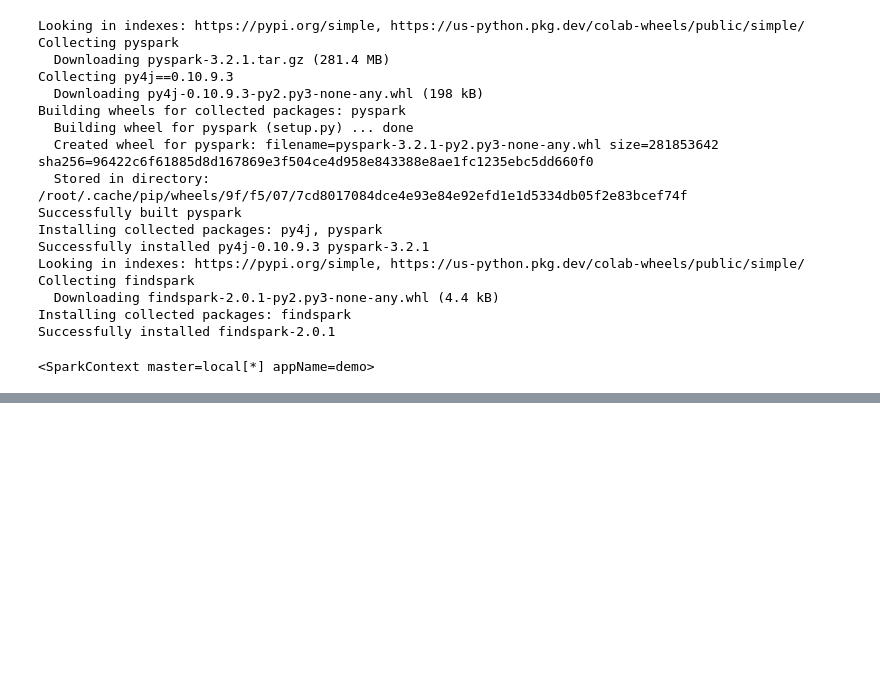
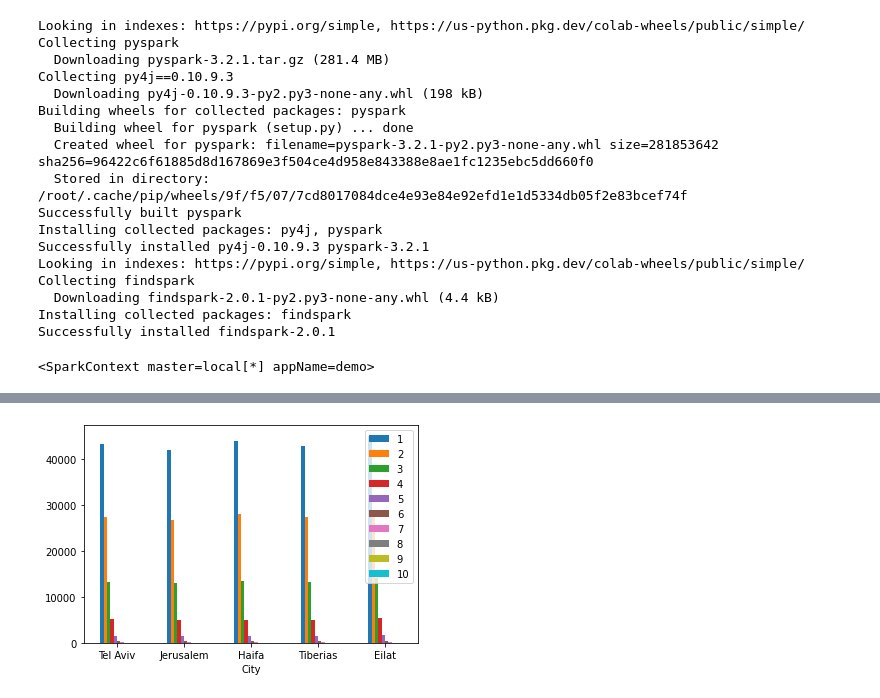
Before and after one commit to MShiloni22/DDBMS_Project_A, a Jupyter notebook: DDBMS_Project_A.ipynb, the cells around one changed output, grey strips where cells are left out. Drawn from its saved outputs; the diff is of its cells as text; code cells hidden in the pictures; blank space fills up the shorter version.

```diff
--- a/DDBMS_Project_A.ipynb
+++ b/DDBMS_Project_A.ipynb
@@ -273,15 +222,15 @@ only showing top 20 rows
 # %%
+#%%
 # Section 2 - Data Analysis
 
+# Insight 1: Tel Aviv is the most queried city with 44721 lookups, Jerusalem is right after with 34561
+# and then Haifa, Tiberias and Eilat with 22712, 9594 and 17348 lookups respectively
 queries_itr = queries_df.rdd.toLocalIterator()
 counters = {"Tel Aviv": 0, "Jerusalem": 0, "Haifa": 0, "Tiberias": 0, "Eilat": 0,
           " Tel Aviv": 0, " Jerusalem": 0, " Haifa": 0, " Tiberias": 0, " Eilat": 0}
 for row in queries_itr:
   for city in row.cities:
-    try:
-      counters[city] += 1
-    except:
-      KeyError
+    counters[city] += 1
 
 counters_final = {"Tel Aviv": counters["Tel Aviv"] + counters[" Tel Aviv"],
                 "Jerusalem": counters["Jerusalem"] + counters[" Jerusalem"],
@@ -289,12 +238,11 @@ counters_final = {"Tel Aviv": counters["Tel Aviv"] + counters[" Tel Aviv"],
                 "Tiberias": counters["Tiberias"] + counters[" Tiberias"],
                 "Eilat": counters["Eilat"] + counters[" Eilat"]}
 
-#
-print("Cities in queries count:")
+print("Insight 1: Tel Aviv is the most queried city with 44721 lookups, Jerusalem is right after with 34561, and then Haifa, Tiberias and Eilat with 22712, 9594 and 17348 lookups respectively")
 print(counters_final)
 print()
 
-# Insight 1
+# Insight 2: Jerusalemites and Tel-Avivians are almost the only ones to search for movies in Hebrew
 queries_itr = queries_df.rdd.toLocalIterator()
 counters = {"Tel Aviv": 0, "Jerusalem": 0, "Haifa": 0, "Tiberias": 0, "Eilat": 0,
             " Tel Aviv": 0, " Jerusalem": 0, " Haifa": 0, " Tiberias": 0, " Eilat": 0}
@@ -302,10 +250,7 @@ counters = {"Tel Aviv": 0, "Jerusalem": 0, "Haifa": 0, "Tiberias": 0, "Eilat": 0
 for row in queries_itr:
   if " עִבְרִית" in row.lang:
     for city in row.cities:
-      try:
-        counters[city] += 1
-      except:
-        KeyError
+      counters[city] += 1
 
 counters_final = {"Tel Aviv": counters["Tel Aviv"] + counters[" Tel Aviv"],
                   "Jerusalem": counters["Jerusalem"] + counters[" Jerusalem"],
@@ -313,24 +258,21 @@ counters_final = {"Tel Aviv": counters["Tel Aviv"] + counters[" Tel Aviv"],
                   "Tiberias": counters["Tiberias"] + counters[" Tiberias"],
                   "Eilat": counters["Eilat"] + counters[" Eilat"]}
 
-# It's not profitable to allocate information about movies in hebrew
-# in sites other than Tel Aviv/Jeruselam
-print("Hebrew count by city:")
+print("Insight 2: Jerusalemites and Tel-Avivians are almost the only ones to search for movies in Hebrew:")
 print(counters_final)
 print()
 
 
-# Insight 2
+# Insight 3: Jerusalemites care about the playing actors, Haifa people care
+# about directors, and Eilaties alaways specify countries in their queries.
+print("Insight 3: Jerusalemites care about the playing actors, Haifa people care about directors, and Eilaties alaways specify countries in their queries.")
 queries_itr = queries_df.rdd.toLocalIterator()
 counters = {"Tel Aviv": 0, "Jerusalem": 0, "Haifa": 0, "Tiberias": 0, "Eilat": 0,
           " Tel Aviv": 0, " Jerusalem": 0, " Haifa": 0, " Tiberias": 0, " Eilat": 0}
 for row in queries_itr:
   if row.actors[0] == "":
     for city in row.cities:
-      try:
-        counters[city] += 1
-      except:
-        KeyError
+      counters[city] += 1
 
 counters_final = {"Tel Aviv": counters["Tel Aviv"] + counters[" Tel Aviv"],
                 "Jerusalem": counters["Jerusalem"] + counters[" Jerusalem"],
@@ -338,7 +280,7 @@ counters_final = {"Tel Aviv": counters["Tel Aviv"] + counters[" Tel Aviv"],
                 "Tiberias": counters["Tiberias"] + counters[" Tiberias"],
                 "Eilat": counters["Eilat"] + counters[" Eilat"]}
 
-#
+print()
 print("actors empty by city:")
 print(counters_final)
 print()
@@ -349,10 +291,7 @@ counters = {"Tel Aviv": 0, "Jerusalem": 0, "Haifa": 0, "Tiberias": 0, "Eilat": 0
 for row in queries_itr:
   if row.director[0] == "":
     for city in row.cities:
-      try:
-        counters[city] += 1
-      except:
-        KeyError
+      counters[city] += 1
 
 counters_final = {"Tel Aviv": counters["Tel Aviv"] + counters[" Tel Aviv"],
                 "Jerusalem": counters["Jerusalem"] + counters[" Jerusalem"],
@@ -360,7 +299,6 @@ counters_final = {"Tel Aviv": counters["Tel Aviv"] + counters[" Tel Aviv"],
                 "Tiberias": counters["Tiberias"] + counters[" Tiberias"],
                 "Eilat": counters["Eilat"] + counters[" Eilat"]}
 
-#
 print("director empty by city:")
 print(counters_final)
 print()
@@ -371,10 +309,7 @@ counters = {"Tel Aviv": 0, "Jerusalem": 0, "Haifa": 0, "Tiberias": 0, "Eilat": 0
 for row in queries_itr:
   if row.country[0] == "":
     for city in row.cities:
-      try:
-        counters[city] += 1
-      except:
-        KeyError
+      counters[city] += 1
 
 counters_final = {"Tel Aviv": counters["Tel Aviv"] + counters[" Tel Aviv"],
                 "Jerusalem": counters["Jerusalem"] + counters[" Jerusalem"],
@@ -382,29 +317,41 @@ counters_final = {"Tel Aviv": counters["Tel Aviv"] + counters[" Tel Aviv"],
                 "Tiberias": counters["Tiberias"] + counters[" Tiberias"],
                 "Eilat": counters["Eilat"] + counters[" Eilat"]}
 
-#
 print("country empty by city:")
 print(counters_final)
 print()
 
+# Insight 4: people who look for movies in Eilat, never look for movies in over places in the same query
 queries_itr = queries_df.rdd.toLocalIterator()
-counters = {"Tel Aviv": 0, "Jerusalem": 0, "Haifa": 0, "Tiberias": 0, "Eilat": 0,
-          " Tel Aviv": 0, " Jerusalem": 0, " Haifa": 0, " Tiberias": 0, " Eilat": 0}
+city_lookup_dict = {}
 for row in queries_itr:
-  for city in row.cities:
-    try:
-      counters[city] += int(row.from_realese_date[0])
-    except:
-      KeyError
+  key = " ".join(str(x) for x in row.cities)
+  if key not in city_lookup_dict.keys():
+    city_lookup_dict[key] = 1
+  else:
+    city_lookup_dict[key] += 1
+print("Insight 4: people who look for movies in Eilat, never look for movies in over places in the same query")
+print("Lookups for cinemas in different cities counts")
+print(city_lookup_dict)
+print()
 
-counters_final = {"Tel Aviv": counters["Tel Aviv"] + counters[" Tel Aviv"],
-                "Jerusalem": counters["Jerusalem"] + counters[" Jerusalem"],
-                "Haifa": counters["Haifa"] + counters[" Haifa"],
-                "Tiberias": counters["Tiberias"] + counters[" Tiberias"],
-                "Eilat": counters["Eilat"] + counters[" Eilat"]}
+# Insight 5: the number of tickets in reservations are more or less in the same amount and from the same distribution
+print("Insight 5: the number of tickets in reservations are more or less in the same amount and from the same distribution")
+import pandas as pd
+tickets_by_city = [["Tel Aviv", 0, 0, 0, 0, 0, 0, 0, 0, 0, 0], ["Jerusalem", 0, 0, 0, 0, 0, 0, 0, 0, 0, 0],
+                   ["Haifa", 0, 0, 0, 0, 0, 0, 0, 0, 0, 0], ["Tiberias", 0, 0, 0, 0, 0, 0, 0, 0, 0, 0],
+                   ["Eilat", 0, 0, 0, 0, 0, 0, 0, 0, 0, 0]]
+tickets_by_city = pd.DataFrame(tickets_by_city, columns=["City", "1", "2", "3", "4", "5", "6", "7", "8", "9", "10"])
+tickets_by_city.set_index("City", inplace=True)
 
-#
-print("release year count by city:")
-print(counters_final)
+tickets_df = spark.read.csv('tickets.csv', header='True', inferSchema='True')
+tickets_itr = tickets_df.rdd.toLocalIterator()
+for row in tickets_itr:
+  tickets_by_city.at[row.city, str(row.number_of_tickets)] += 1
+
+print("Number of tickets per reservation count by city")
+print(tickets_by_city)
 print()
+ax = tickets_by_city.plot.bar(rot=0)
+#%% md
 # %% [output]
@@ -427,0 +375 @@ country empty by city:
+[figure, added]
```
Also changed, not shown: parts of 6 cells of this notebook.
